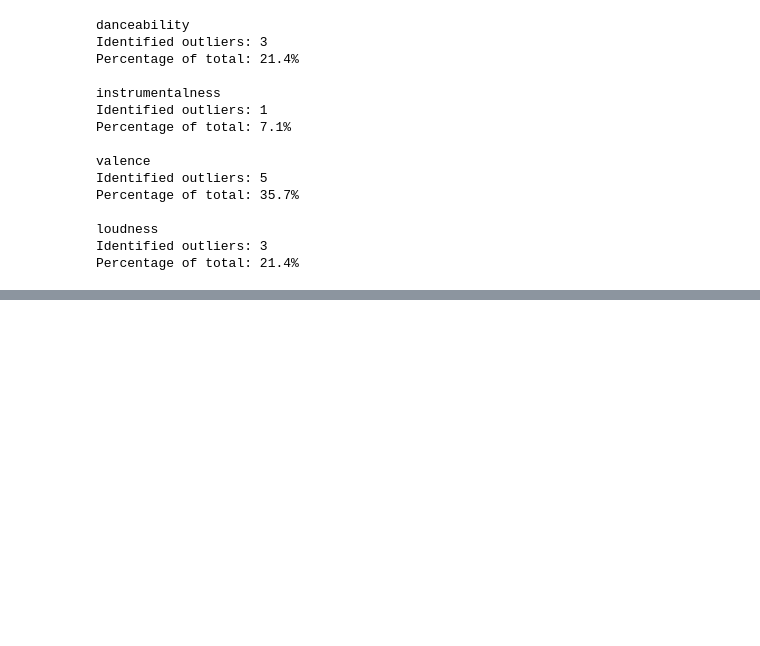
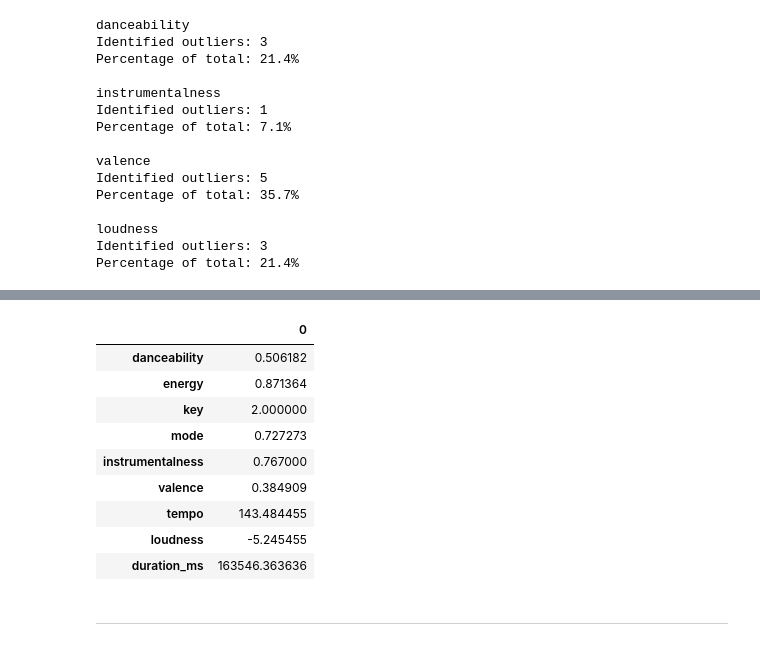
Before and after one commit to rbuerki/death-metal-disco, a Jupyter notebook: 2-EDA_on_individual_Song_Level.ipynb, the cells around one changed output, grey strips where cells are left out. Drawn from its saved outputs; the diff is of its cells as text; code cells hidden in the pictures; blank space fills up the shorter version.

```diff
--- a/2-EDA_on_individual_Song_Level.ipynb
+++ b/2-EDA_on_individual_Song_Level.ipynb
@@ -249,0 +316,15 @@ test.style.apply(highlight_true)
+# %%
+pd.DataFrame(song_data.loc[song_data.index.isin(fulci_reduced.index)].mean(axis=0))
+# %% [output]
+|  | 0 |
+| danceability | 0.506182 |
+| energy | 0.871364 |
+| key | 2.000000 |
+| mode | 0.727273 |
+| instrumentalness | 0.767000 |
+| valence | 0.384909 |
+| tempo | 143.484455 |
+| loudness | -5.245455 |
+| duration_ms | 163546.363636 |
+# %% [markdown]
+---
```
Also changed, not shown: parts of 7 cells of this notebook.
